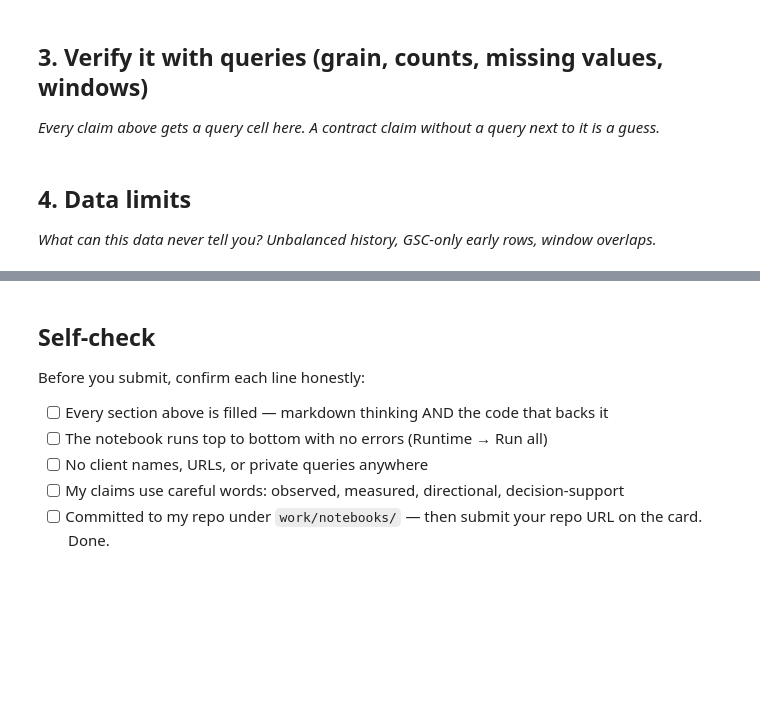
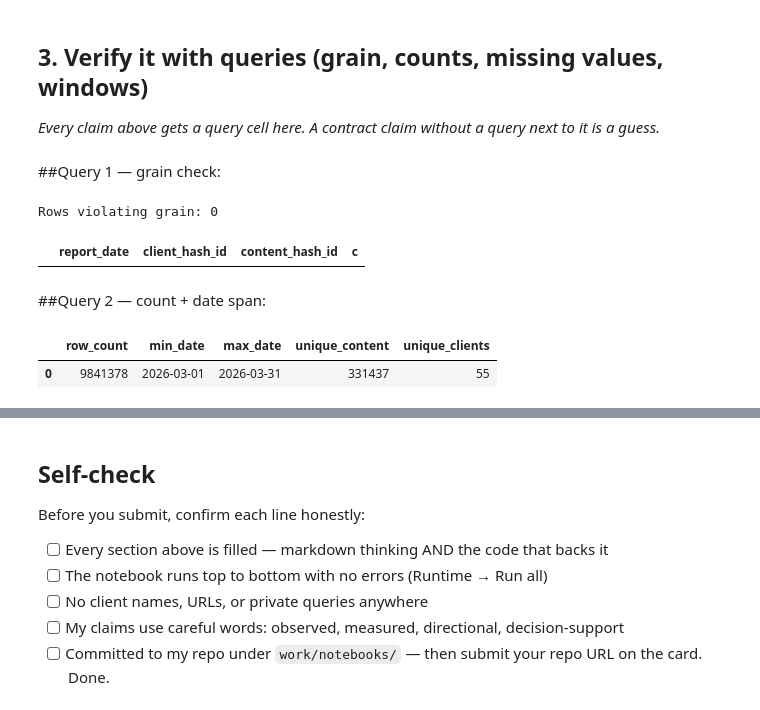
Before and after one commit to ArinzeIhematulam/flyrank-ml-internship, a Jupyter notebook: work/notebooks/w03_data_contract.ipynb, the cells around one changed output, grey strips where cells are left out. Saved outputs shown, nothing was run; the diff lists cells and outputs as text; code cells hidden in the pictures; blank space fills up the shorter version.

```diff
--- a/work/notebooks/w03_data_contract.ipynb
+++ b/work/notebooks/w03_data_contract.ipynb
@@ -26,10 +59,32 @@ This skeleton is yours to fill. Work the sections **in order** — each one has
 ## 3. Verify it with queries (grain, counts, missing values, windows)
 
 *Every claim above gets a query cell here. A contract claim without a query next to it is a guess.*
+# %% [markdown]
+##Query 1 — grain check:
 # %%
 # This cell is for CODE (numbers, a query, a check).
 # Write your text answer in the cell ABOVE this one — typing sentences here breaks Run All.
+grain_check = con.sql("""
+    SELECT report_date, client_hash_id, content_hash_id, COUNT(*) AS c
+    FROM read_parquet('hf://datasets/FlyRank/internship-warehouse/fact_content_daily_performance/month=2026-03/*.parquet')
+    GROUP BY report_date, client_hash_id, content_hash_id
+    HAVING c > 1
+    LIMIT 5
+""").df()
+print(f"Rows violating grain: {len(grain_check)}")
+grain_check
+# %% [output]
+Rows violating grain: 0
+|  | report_date | client_hash_id | content_hash_id | c |
-# %% [markdown]
-## 4. Data limits
-
-*What can this data never tell you? Unbalanced history, GSC-only early rows, window overlaps.*
+# %% [markdown]
+##Query 2 — count + date span:
+# %%
+counts = con.sql("""
+    SELECT COUNT(*) AS row_count, MIN(report_date) AS min_date, MAX(report_date) AS max_date,
+           COUNT(DISTINCT content_hash_id) AS unique_content, COUNT(DISTINCT client_hash_id) AS unique_clients
+    FROM read_parquet('hf://datasets/FlyRank/internship-warehouse/fact_content_daily_performance/month=2026-03/*.parquet')
+""").df()
+counts
+# %% [output]
+|  | row_count | min_date | max_date | unique_content | unique_clients |
+| 0 | 9841378 | 2026-03-01 | 2026-03-31 | 331437 | 55 |
```
Also changed, not shown: parts of 15 cells of this notebook.
